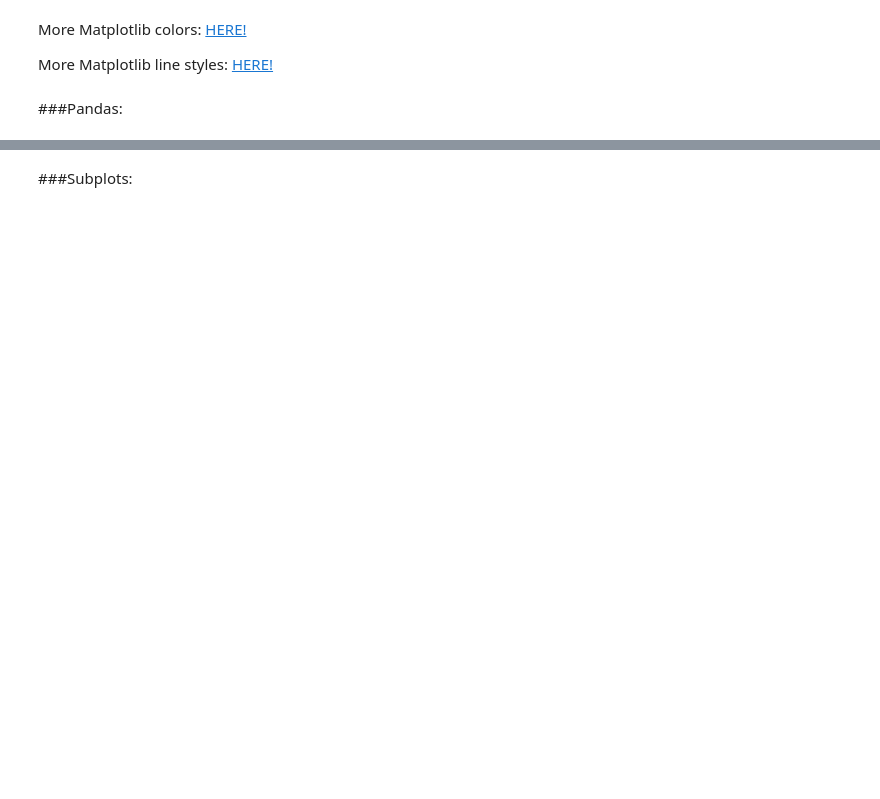
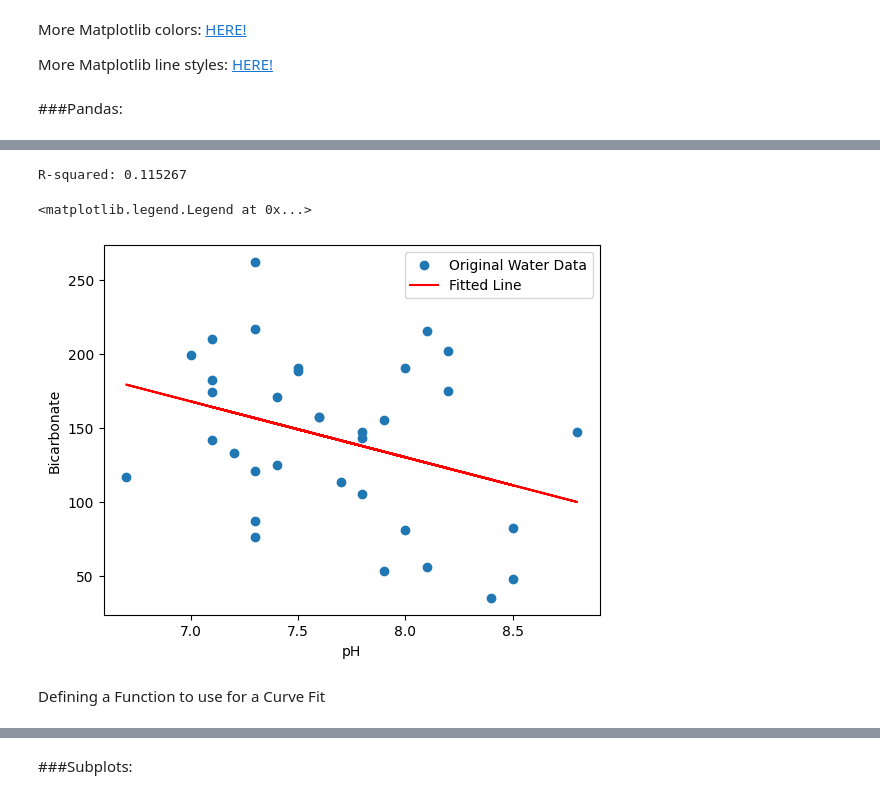
Before and after one commit to CovingtonResearchGroup/CCZ-student-python-training, a Jupyter notebook: Intro_to_Python.ipynb, the cells around one changed output, grey strips where cells are left out. Cells and saved outputs as stored; diff of their text form; code cells hidden in the pictures; blank space fills up the shorter version.

```diff
--- a/Intro_to_Python.ipynb
+++ b/Intro_to_Python.ipynb
@@ -226,18 +274,30 @@ plt.legend()
 # %%
+
 # Let's add a trend line to our plot above
 
-x=df.pH
-y = df.Bicarbonate
+xdata = df.pH
+ydata = df.Bicarbonate
 
-#obtain m (slope) and b(intercept) of linear regression line
-m, b = np.polyfit(x, y, 1)
+from scipy import stats
+
+#perform the linear regression
+res = stats.linregress(xdata, ydata)
+
+#check the r-squared value
+print(f"R-squared: {res.rvalue**2:.6f}")
+
+
 
 #plot the original graph
 plt.scatter(df.pH, df.Bicarbonate, label='Original Water Data')
 
 plt.xlabel('pH')
 plt.ylabel('Bicarbonate')
 
-#use red as color for regression line
-plt.plot(x, m*x+b, color='red', label='Trend Line')
+#plot the regeression line and use red as color
+plt.plot(xdata, res.intercept + res.slope*xdata, 'r', label='Fitted Line')
 plt.legend()
+# %% [output]
+R-squared: 0.115267
+<matplotlib.legend.Legend at 0x...>
+[figure, added]
@@ -243,0 +308,2 @@ plt.legend()
+# %% [markdown]
+Defining a Function to use for a Curve Fit
```
Also changed, not shown: parts of 31 cells of this notebook, 1 other file.
